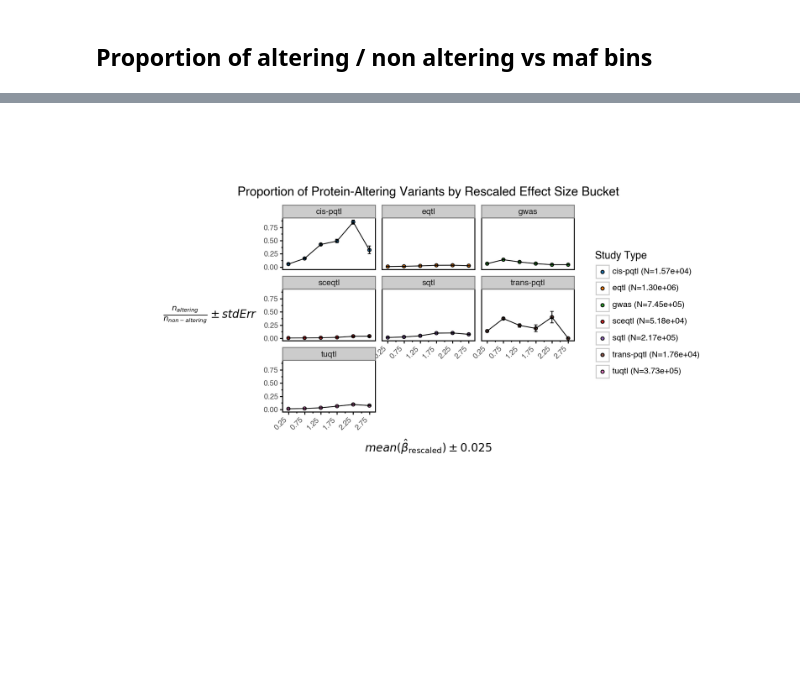
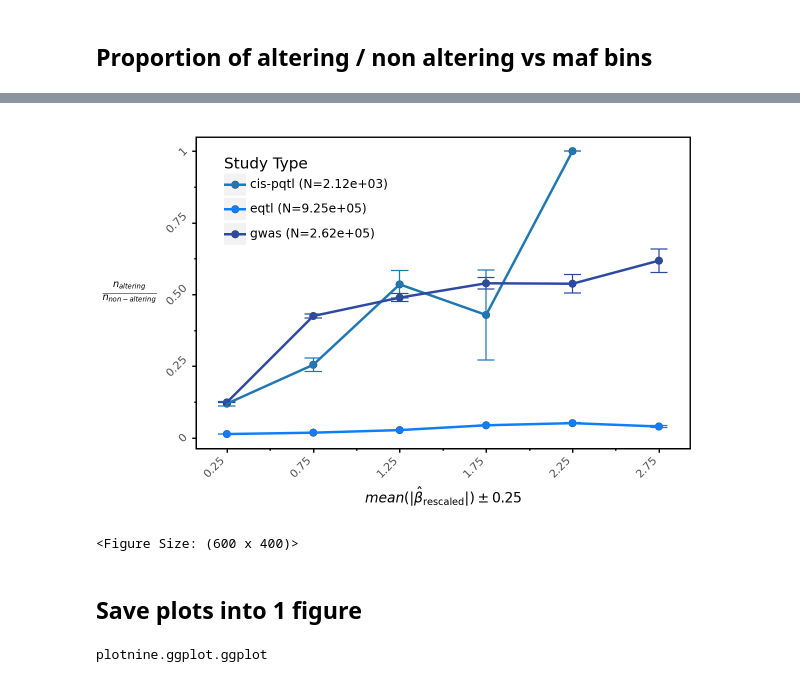
Before and after one commit to opentargets/Gentropy-manuscript, a Jupyter notebook: chapters/in_silico_effect_prediction/04_variant_functional_consequence.ipynb, the cells around one changed output, grey strips where cells are left out. Cells and saved outputs as stored; diff of their text form; code cells hidden in the pictures; blank space fills up the shorter version.

```diff
--- a/chapters/in_silico_effect_prediction/04_variant_functional_consequence.ipynb
+++ b/chapters/in_silico_effect_prediction/04_variant_functional_consequence.ipynb
@@ -18,4 +23,4 @@ from manuscript_methods.datasets import LeadVariantEffect
 # %%
 session = Session(extended_spark_conf={"spark.driver.memory": "40G"})
-lead_maf_dataset_path = "../../data/lead-maf-vep"
+lead_maf_dataset_path = "../../data/filtered_lead_variant_effect_replicated"
 # %% [output]
@@ -28,4 +35,5 @@ session.spark
 # %% [output]
 <pyspark.sql.session.SparkSession at 0x...>
 # %%
-dataset_maf = LeadVariantEffect.from_parquet(session, lead_maf_dataset_path)
+# Limit to only cis-pQTL, GWAS and eQTL studies
+dataset_maf = LeadVariantEffect.from_parquet(session, lead_maf_dataset_path).limit()
@@ -35,5 +40,5 @@ dataset = dataset_maf.effect_size_filter().maf_filter()
 # %%
-maf_vep_dataset = dataset.df.select(
+maf_vep_dataset = dataset_maf.df.select(
     "variantId",
     "leadVariantConsequence.*",
     "studyStatistics.studyType",
@@ -66,13 +67,3 @@ only showing top 20 rows
-# %%
-def calculate_protein_altering_proportion(vep_score: Column, threshold: float = 0.66) -> Column:
-    """Calculate the proportion of protein-altering variants in each bucket."""
-    w = Window.partitionBy("bucket", "studyType").orderBy("bucket", "studyType")
-    n_protein_altering = f.count(f.when(vep_score >= threshold, 1)).over(w).alias("nAlteringInBucket")
-    n_non_protein_altering = f.count(f.when(vep_score < threshold, 1)).over(w).alias("nNonAlteringInBucket")
-    proportion = (n_protein_altering / n_non_protein_altering).alias("alteringNonAlteringProportionInBucket")
-    stderr = f.sqrt((proportion * (1 - proportion)) / (n_protein_altering + n_non_protein_altering)).alias("stdErr")
-    total = (n_protein_altering + n_non_protein_altering).alias("totalInBucket")
-    return f.struct(n_protein_altering, n_non_protein_altering, proportion, stderr, total)
 # %% [markdown]
 ## Proportion of altering / non altering vs maf bins
 # %%
@@ -282,55 +291,65 @@ data
 # %%
 study_type_totals = data.groupby("studyType")["totalInBucket"].sum()
 totals_map = {cat: f"{cat} (N={study_type_totals[cat]:.2e})" for cat in study_type_totals.index}
+data["totals"] = data["studyType"].map(totals_map)
+labels = data.drop_duplicates(subset=["studyType", "totals"])
 REM = 10
-plot = (
+
+plot3 = (
     pn.ggplot(
         data,
         pn.aes(
             x="midPoint",
             y="alteringNonAlteringProportionInBucket",
             fill="studyType",
         ),
     )
-    + pn.geom_point()
+    + pn.geom_point(pn.aes(fill="studyType"), stroke=0.1, size=3)
     + pn.geom_errorbar(
         pn.aes(
             ymin="alteringNonAlteringProportionInBucket - stdErr",
             ymax="alteringNonAlteringProportionInBucket + stdErr",
+            x="midPoint",
+            color="studyType",
         ),
         width=0.1,
     )
-    + pn.theme_bw()
     + pn.labs(
-        title="Proportion of Protein-Altering Variants by Rescaled Effect Size Bucket",
-        x=r"$mean(\hat{\beta}_{\mathrm{rescaled}})\pm{0.025}$",
-        y=r"$\frac{n_{altering}}{n_{non-altering}}\pm{stdErr}$ ",
+        # title="Proportion of Protein-Altering Variants by Rescaled Effect Size Bucket",
+        x=r"$mean(|\hat{\beta}_{\mathrm{rescaled}}|)\pm{0.25}$",
+        y=r"$\frac{n_{altering}}{n_{non-altering}}$ ",
     )
     + pn.scale_x_continuous(
         breaks=[x for x in data["midPoint"].unique()],
         labels=[x for x in data["midPoint"].unique()],
     )
-    + pn.theme(
-        figure_size=(10, 6),  # ~85mm wide
-        axis_title_x=pn.element_text(size=REM * 1.2, family="sans-serif"),
-        axis_text=pn.element_text(size=REM * 0.8, family="sans-serif"),
-        axis_title_y=pn.element_text(size=REM * 1.2, family="sans-serif", rotation=0, vjust=0.5),
-        axis_text_x=pn.element_text(rotation=45, hjust=1),
-        axis_ticks=pn.element_line(color="black"),
-        axis_line=pn.element_line(color="black"),
-        panel_background=pn.element_rect(fill="white"),
-        panel_border=pn.element_rect(color="black", fill=None),
-        panel_grid=pn.element_blank(),
-        plot_margin=0.1,
+    + OpenTargetsTheme.theme
+    # + pn.facet_wrap(nrow=3, facets="studyType", scales="free_y")
+    + pn.geom_line(
+        pn.aes(x="midPoint", y="alteringNonAlteringProportionInBucket", group="studyType", color="studyType"),
+        size=1,
     )
-    + pn.facet_wrap(nrow=3, ncol=3, facets="studyType")
-    + pn.geom_line()
+    + pn.theme(figure_size=(6, 6))
     + pn.scale_fill_manual(
-        values=["#1f77b4", "#ff7f0e", "#2ca02c", "#d62728", "#9467bd", "#8c564b", "#e377c2", "#7f7f7f", "#bcbd22"],
+        values=["#1f77b4", "#0e7eff", "#2c4ba0"],
         name="Study Type",
         labels=totals_map,
     )
+    + pn.scale_color_manual(
+        values=["#1f77b4", "#0e7eff", "#2c4ba0"],
+        name="Study Type",
+        labels=totals_map,
+    )
+    + pn.theme(legend_position=(0.35, 0.8), legend_direction="vertical")
+    + pn.theme(figure_size=(6, 4))
 )
-plot
+plot3
 # %% [output]
-[figure, old version]
+[figure, new version]
+<Figure Size: (600 x 400)>
+# %% [markdown]
+## Save plots into 1 figure
+# %%
+type(plot3)
+# %% [output]
+plotnine.ggplot.ggplot
```
Also changed, not shown: parts of 27 cells of this notebook, 24 other files.
